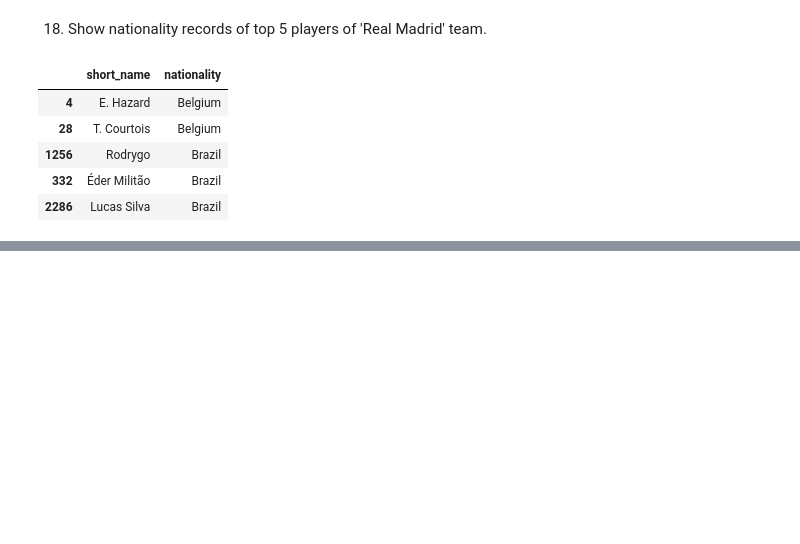
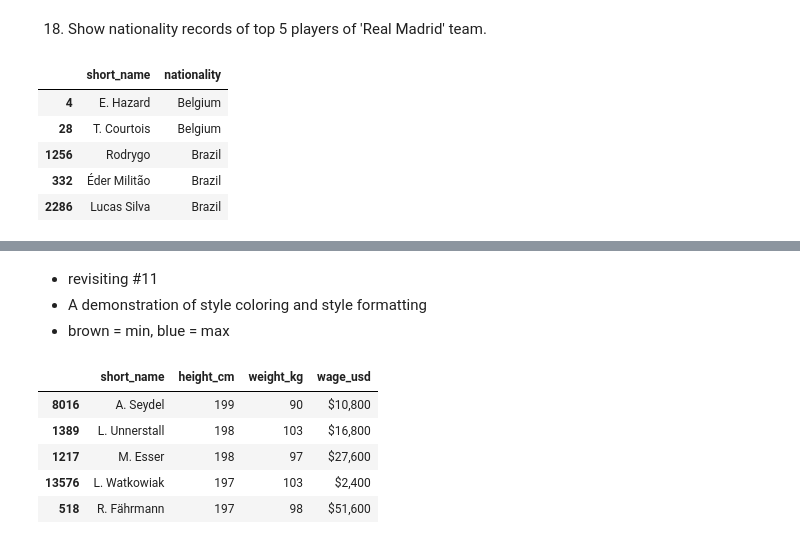
Before and after one commit to asmith283/JUMPlus, a Jupyter notebook: project1/dataCleaning.ipynb, the cells around one changed output, grey strips where cells are left out. Drawn from its saved outputs; the diff is of its cells as text; code cells hidden in the pictures; blank space fills up the shorter version.

```diff
--- a/project1/dataCleaning.ipynb
+++ b/project1/dataCleaning.ipynb
@@ -190,7 +191,8 @@ germany_only.head(10)
 # %% [markdown]
 11. Now  show  top  5  records  of  Germany  players  who  have  maximum  height, weight and wages.
 # %%
-germany_only.sort_values(['height_cm', 'weight_kg', 'wage_usd'], ascending=[False, False, False]).head(5)
+top_5_german_only = germany_only.sort_values(['height_cm', 'weight_kg', 'wage_usd'], ascending=[False, False, False]).head(5)
+top_5_german_only
 # %% [output]
 |  | player_url | short_name | long_name | age | dob | height_cm | weight_kg | nationality | club | ... |
 | 8016 | https://sofifa.com/player/236831/... | A. Seydel | Aaron Seydel | 23 | 1996-02-07 | 199 | 90 | Germany | 1. FSV Mainz 05 | ... |
@@ -288,0 +337,13 @@ real_madrid_nationality.head()
+# %% [markdown]
+- revisiting #11
+- A demonstration of style coloring and style formatting
+- brown = min, blue = max
+# %%
+top_5_german_only[['short_name', 'height_cm', 'weight_kg', 'wage_usd']].style.format({"wage_usd": '${0:,.0f}'}).highlight_max(['height_cm', 'weight_kg', 'wage_usd'], color='blue').highlight_min(['height_cm', 'weight_kg', 'wage_usd'], color='brown')
+# %% [output]
+|  | short_name | height_cm | weight_kg | wage_usd |
+| 8016 | A. Seydel | 199 | 90 | $10,800 |
+| 1389 | L. Unnerstall | 198 | 103 | $16,800 |
+| 1217 | M. Esser | 198 | 97 | $27,600 |
+| 13576 | L. Watkowiak | 197 | 103 | $2,400 |
+| 518 | R. Fährmann | 197 | 98 | $51,600 |
```
Also changed, not shown: parts of 13 cells of this notebook, 5 other files.
